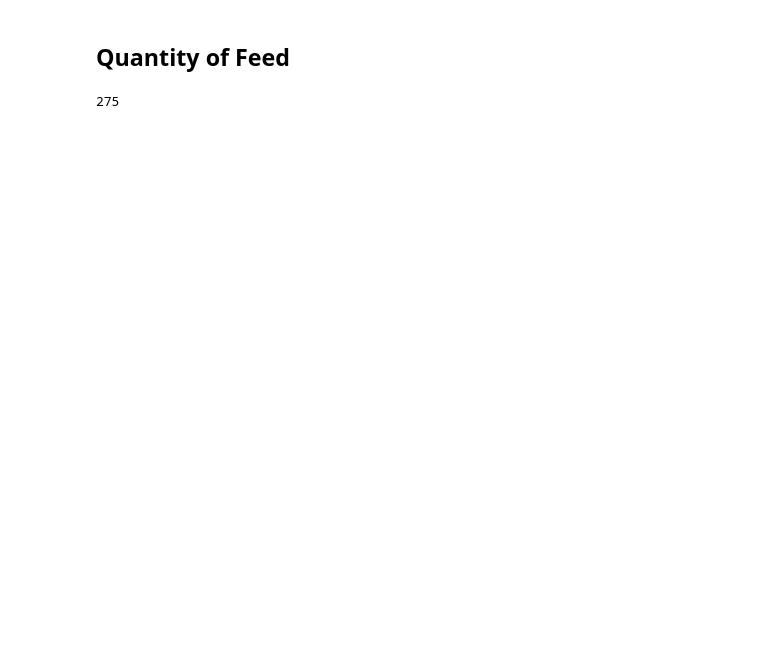
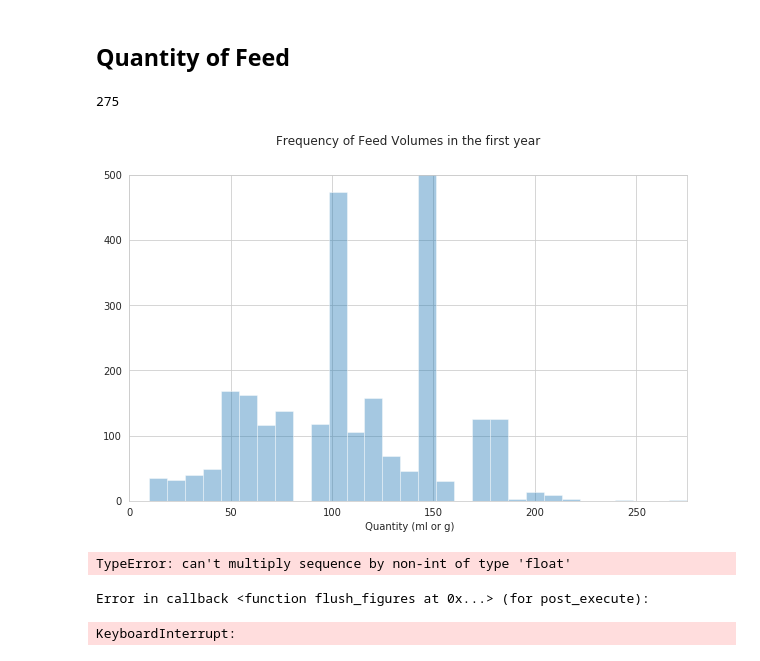
Before and after one commit to GuerrillaAnalytics/prj001-baby, a Jupyter notebook: analytics/001_eda_feeds/001_eda_feeds.ipynb, the cells around one changed output. Drawn from its saved outputs; the diff is of its cells as text; code cells hidden in the pictures; blank space fills up the shorter version.

Commit message:
visualization of feed volumes

```diff
--- a/analytics/001_eda_feeds/001_eda_feeds.ipynb
+++ b/analytics/001_eda_feeds/001_eda_feeds.ipynb
@@ -121,4 +167,26 @@ df[df[' Bottle Type'].isnull()]
 # %%
-print(max(df[' Quantity (ml or g)']))
+max_quantity = max(df[' Quantity (ml or g)'] )
 # %% [output]
 275
+# %%
+sns.set_style('whitegrid')
+plt.figure(figsize=(10,6))
+
+ax1 = sns.distplot(df[' Quantity (ml or g)'] , kde=False, bins = 30)
+plt.ylim(0, 500)
+plt.xlim(0, max_quantity)
+
+
+ax1.set_title('Frequency of Feed Volumes in the first year', pad=30)
+
+plt.show()
+# %% [output]
+[figure, added]
+# %%
+
+# Joint Distribution Plot
+sns.jointplot(x=' Start Time', y=' Quantity (ml or g)', data=df)
+# %% [output]
+TypeError: can't multiply sequence by non-int of type 'float'
+Error in callback <function flush_figures at 0x...> (for post_execute):
+KeyboardInterrupt:
```
Also changed, not shown: parts of 13 cells of this notebook.
